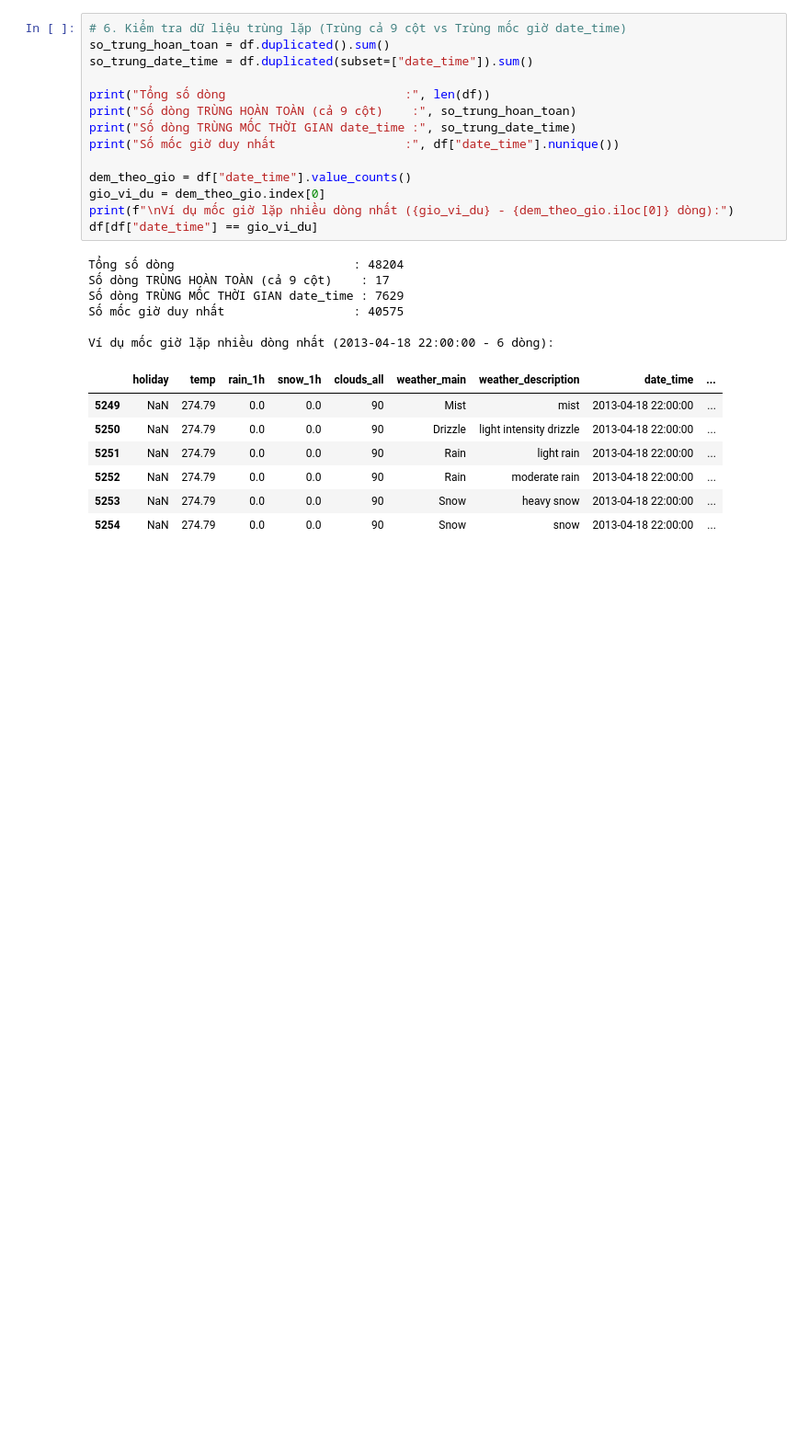
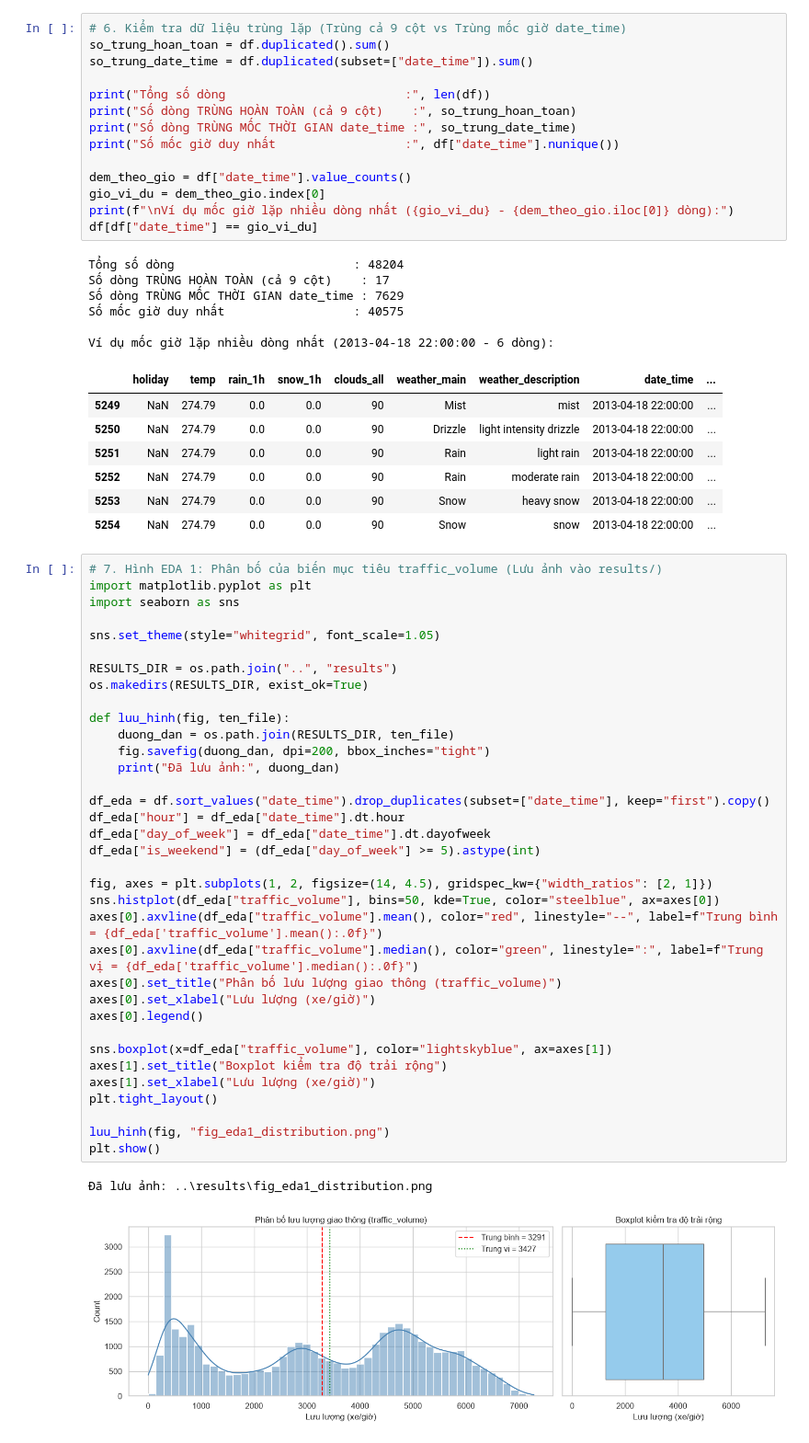
Before and after one commit to duchihi06/btl_nh-m_3, a Jupyter notebook: code/note_01.ipynb, the cells around one changed output. Shown at 92% size. Saved outputs shown, nothing was run; the diff lists cells and outputs as text; blank space fills up the shorter version.

```diff
--- a/code/note_01.ipynb
+++ b/code/note_01.ipynb
@@ -163,3 +163,41 @@ Ví dụ mốc giờ lặp nhiều dòng nhất (2013-04-18 22:00:00 - 6 dòng):
 | 5252 | NaN | 274.79 | 0.0 | 0.0 | 90 | Rain | moderate rain | 2013-04-18 22:00:00 | ... |
 | 5253 | NaN | 274.79 | 0.0 | 0.0 | 90 | Snow | heavy snow | 2013-04-18 22:00:00 | ... |
 | 5254 | NaN | 274.79 | 0.0 | 0.0 | 90 | Snow | snow | 2013-04-18 22:00:00 | ... |
+# %%
+# 7. Hình EDA 1: Phân bố của biến mục tiêu traffic_volume (Lưu ảnh vào results/)
+import matplotlib.pyplot as plt
+import seaborn as sns
+
+sns.set_theme(style="whitegrid", font_scale=1.05)
+
+RESULTS_DIR = os.path.join("..", "results")
+os.makedirs(RESULTS_DIR, exist_ok=True)
+
+def luu_hinh(fig, ten_file):
+    duong_dan = os.path.join(RESULTS_DIR, ten_file)
+    fig.savefig(duong_dan, dpi=200, bbox_inches="tight")
+    print("Đã lưu ảnh:", duong_dan)
+
+df_eda = df.sort_values("date_time").drop_duplicates(subset=["date_time"], keep="first").copy()
+df_eda["hour"] = df_eda["date_time"].dt.hour
+df_eda["day_of_week"] = df_eda["date_time"].dt.dayofweek
+df_eda["is_weekend"] = (df_eda["day_of_week"] >= 5).astype(int)
+
+fig, axes = plt.subplots(1, 2, figsize=(14, 4.5), gridspec_kw={"width_ratios": [2, 1]})
+sns.histplot(df_eda["traffic_volume"], bins=50, kde=True, color="steelblue", ax=axes[0])
+axes[0].axvline(df_eda["traffic_volume"].mean(), color="red", linestyle="--", label=f"Trung bình = {df_eda['traffic_volume'].mean():.0f}")
+axes[0].axvline(df_eda["traffic_volume"].median(), color="green", linestyle=":", label=f"Trung vị = {df_eda['traffic_volume'].median():.0f}")
+axes[0].set_title("Phân bố lưu lượng giao thông (traffic_volume)")
+axes[0].set_xlabel("Lưu lượng (xe/giờ)")
+axes[0].legend()
+
+sns.boxplot(x=df_eda["traffic_volume"], color="lightskyblue", ax=axes[1])
+axes[1].set_title("Boxplot kiểm tra độ trải rộng")
+axes[1].set_xlabel("Lưu lượng (xe/giờ)")
+plt.tight_layout()
+
+luu_hinh(fig, "fig_eda1_distribution.png")
+plt.show()
+# %% [output]
+Đã lưu ảnh: ..\results\fig_eda1_distribution.png
+[figure, added]
```
Also changed, not shown: parts of 6 cells of this notebook.
